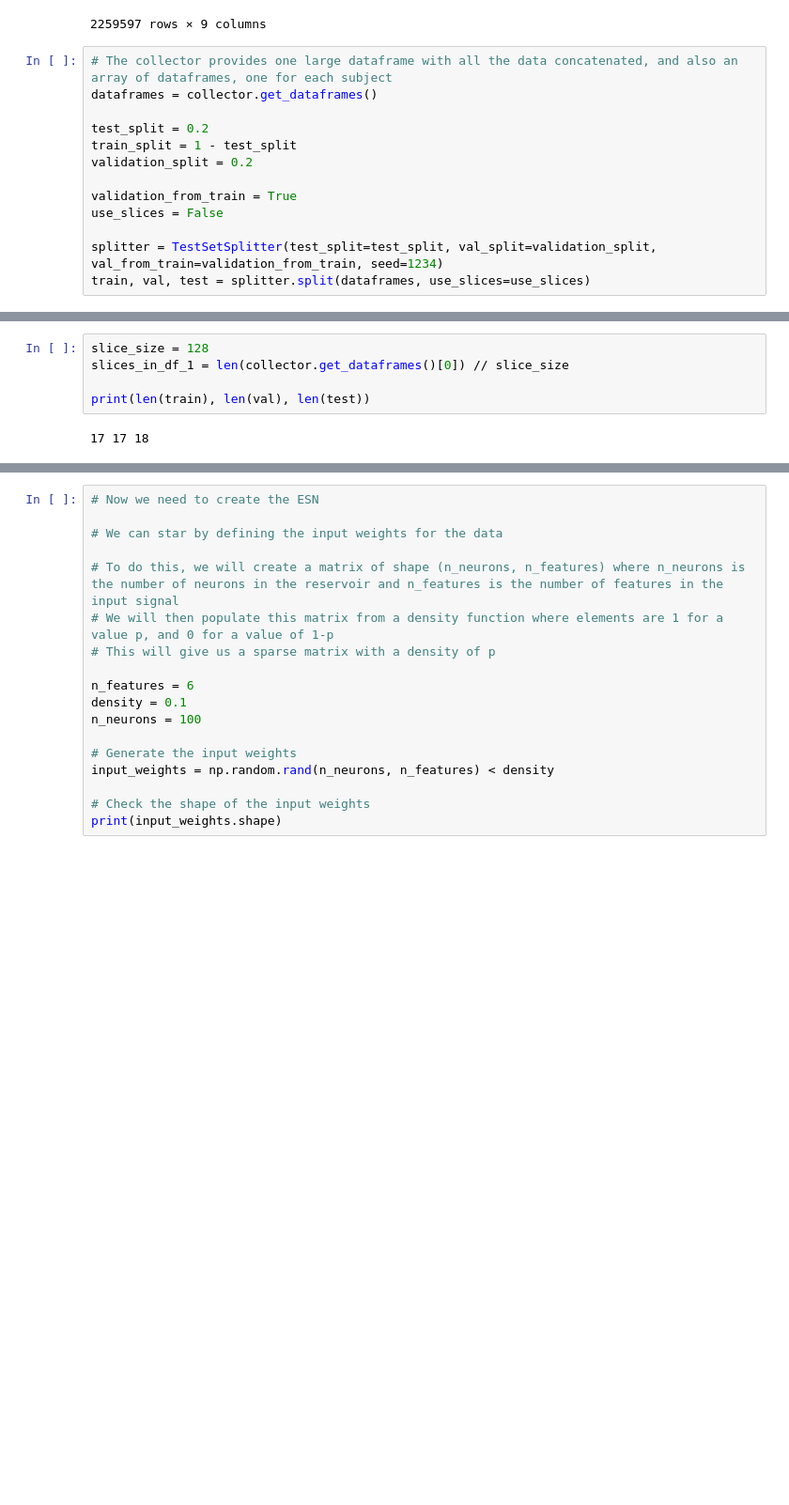
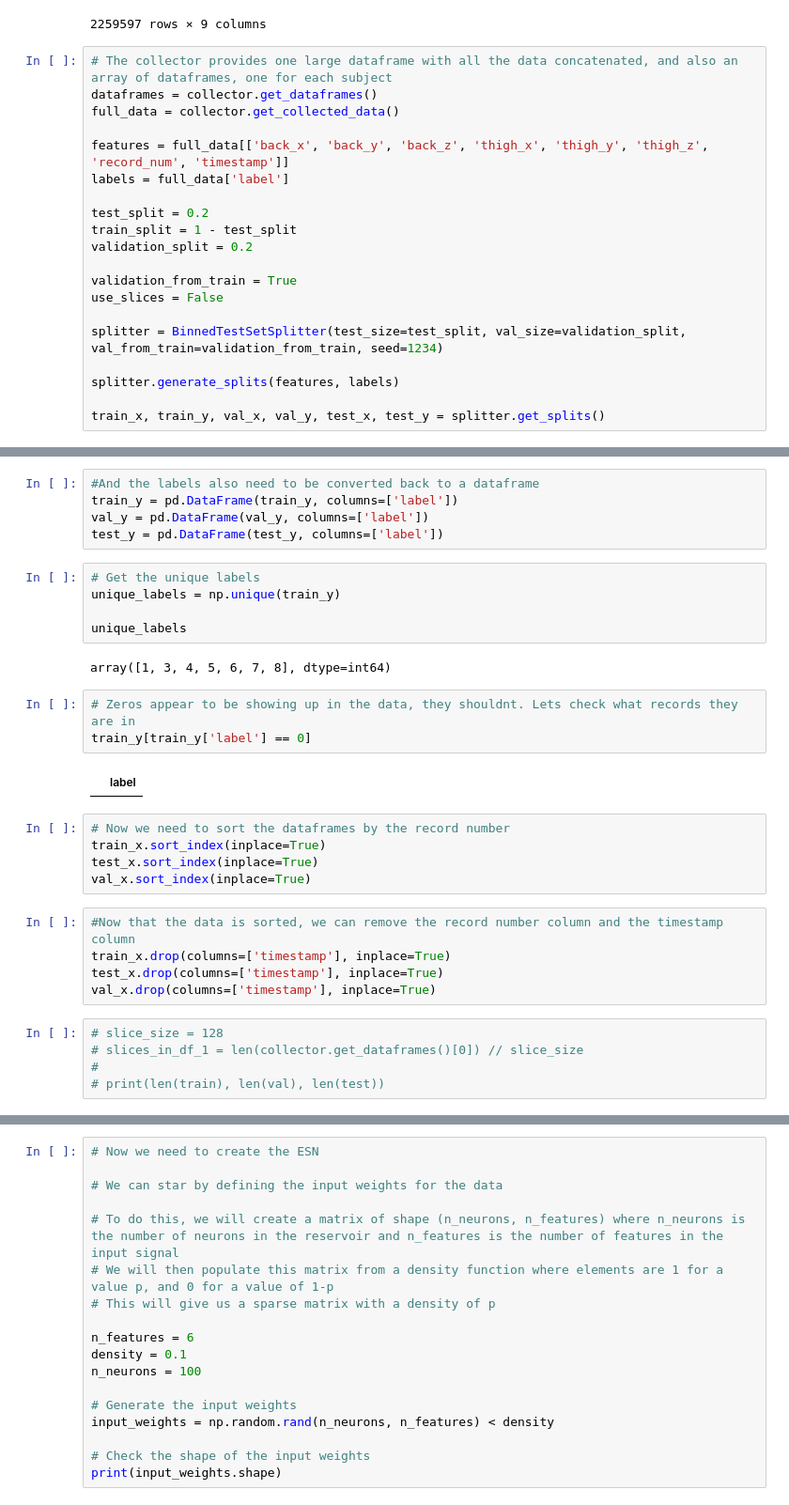
Before and after one commit to 007spy9/COM6906-Dissertation, a Jupyter notebook: training/basicESN_har70.ipynb, the cells around one changed output, grey strips where cells are left out. Shown at 94% size. Drawn from its saved outputs; the diff is of its cells as text; blank space fills up the shorter version.

```diff
--- a/training/basicESN_har70.ipynb
+++ b/training/basicESN_har70.ipynb
@@ -98,6 +103,10 @@ Concatenating the dataframes
 # %%
 # The collector provides one large dataframe with all the data concatenated, and also an array of dataframes, one for each subject
 dataframes = collector.get_dataframes()
+full_data = collector.get_collected_data()
+
+features = full_data[['back_x', 'back_y', 'back_z', 'thigh_x', 'thigh_y', 'thigh_z', 'record_num', 'timestamp']]
+labels = full_data['label']
 
 test_split = 0.2
 train_split = 1 - test_split
@@ -106,6 +115,9 @@ validation_split = 0.2
 validation_from_train = True
 use_slices = False
 
-splitter = TestSetSplitter(test_split=test_split, val_split=validation_split, val_from_train=validation_from_train, seed=1234)
-train, val, test = splitter.split(dataframes, use_slices=use_slices)
+splitter = BinnedTestSetSplitter(test_size=test_split, val_size=validation_split, val_from_train=validation_from_train, seed=1234)
+
+splitter.generate_splits(features, labels)
+
+train_x, train_y, val_x, val_y, test_x, test_y = splitter.get_splits()
 # %% [output]
@@ -113,10 +148,35 @@ Data shape:  [(103860, 9), (131367, 9), (116413, 9), (150758, 9), (87006, 9), (1
+# %%
+#And the labels also need to be converted back to a dataframe
+train_y = pd.DataFrame(train_y, columns=['label'])
+val_y = pd.DataFrame(val_y, columns=['label'])
+test_y = pd.DataFrame(test_y, columns=['label'])
+# %%
+# Get the unique labels
+unique_labels = np.unique(train_y)
+
+unique_labels
+# %% [output]
+array([1, 3, 4, 5, 6, 7, 8], dtype=int64)
+# %%
+# Zeros appear to be showing up in the data, they shouldnt. Lets check what records they are in
+train_y[train_y['label'] == 0]
+# %% [output]
+|  | label |
+# %%
+# Now we need to sort the dataframes by the record number
+train_x.sort_index(inplace=True)
+test_x.sort_index(inplace=True)
+val_x.sort_index(inplace=True)
+# %%
+#Now that the data is sorted, we can remove the record number column and the timestamp column
+train_x.drop(columns=['timestamp'], inplace=True)
+test_x.drop(columns=['timestamp'], inplace=True)
+val_x.drop(columns=['timestamp'], inplace=True)
 # %%
-slice_size = 128
-slices_in_df_1 = len(collector.get_dataframes()[0]) // slice_size
-
-print(len(train), len(val), len(test))
+# slice_size = 128
+# slices_in_df_1 = len(collector.get_dataframes()[0]) // slice_size
+#
+# print(len(train), len(val), len(test))
-# %% [output]
-17 17 18
 # %%
 # Lets plot the data on a graph, colouring by whether it is train, val or test data
 # Plot the column for back_x
```
Also changed, not shown: parts of 68 cells of this notebook, 2 other files.
